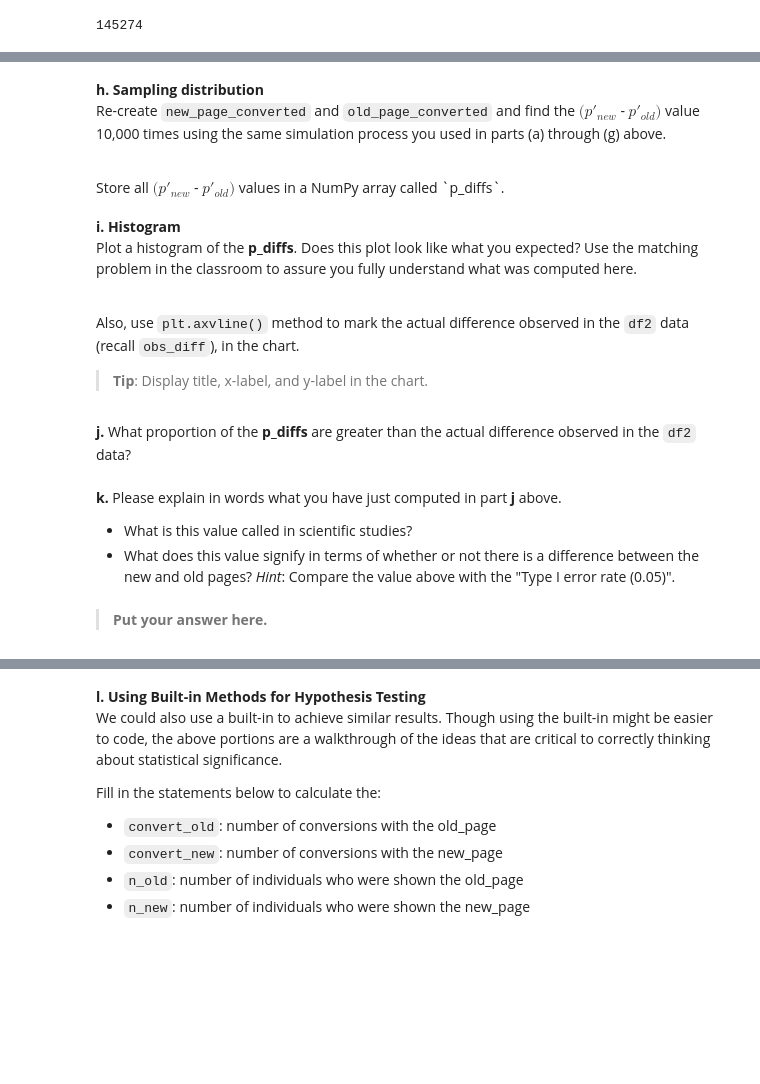
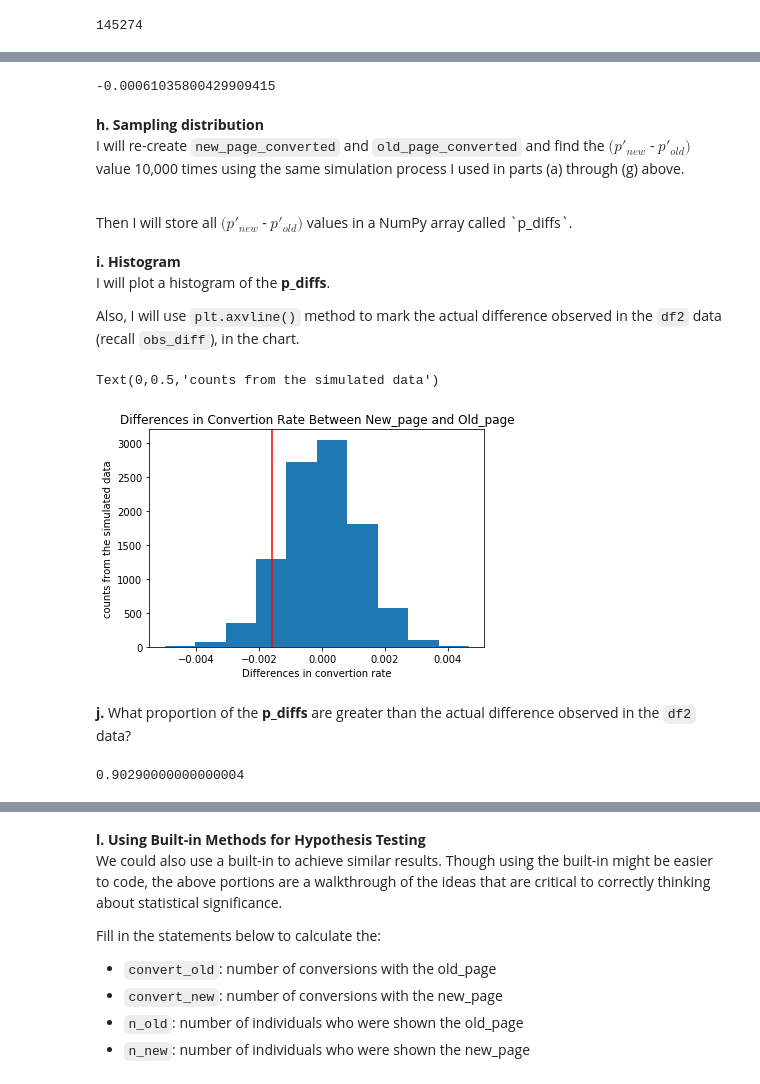
Before and after one commit to nare0317/Udacity_Data-Analyst-Nanodegree, a Jupyter notebook: 3. Practical Statistics/Projects - A:B Test/Analyze_ab_test_results_notebook.ipynb, the cells around one changed output, grey strips where cells are left out. Saved outputs shown, nothing was run; the diff lists cells and outputs as text; code cells hidden in the pictures; blank space fills up the shorter version.

```diff
--- a/3. Practical Statistics/Projects - A:B Test/Analyze_ab_test_results_notebook.ipynb
+++ b/3. Practical Statistics/Projects - A:B Test/Analyze_ab_test_results_notebook.ipynb
@@ -288,6 +269,7 @@ df2[df2['group'] =='treatment'].converted.mean()
 # %% [markdown]
 **b.** What is the **conversion rate** for $p_{old}$ under the null hypothesis?
 # %%
-# conversion rate for the "control" group
-df2[df2['group']=='control'].converted.mean()
+# conversion rate for the "control" group -> conversion rate for the whole population under the null hypothesis
+p_old = df2.converted.mean()
+p_old
 # %% [output]
@@ -317,5 +308,6 @@ Store these $n_{new}$ 1's and 0's in the `new_page_converted` numpy array.
 # %%
 # Simulate a Sample for the treatment Group
-new_page_converted = np.random.choice(df2[df['group']=='treatment'], n_new)
+np_new = np.array(df2[df2['landing_page']=='new_page'].converted)
+new_page_converted = np.random.choice([0,1], size=n_new, p=[p_new, 1-p_new])
 new_page_converted
 # %% [output]
@@ -327,0 +318,5 @@ Simulate $n_{old}$ transactions with a conversion rate of $p_{old}$ under the nu
+# %%
+# Simulate a Sample for the control Group
+np_old = np.array(df2[df2['landing_page']=='old_page'].converted)
+old_page_converted = np.random.choice([0,1], size=n_old, p=[p_old, 1-p_old])
+old_page_converted
@@ -330,7 +327,13 @@ Simulate $n_{old}$ transactions with a conversion rate of $p_{old}$ under the nu
+# %%
+# difference in the "converted" probability for simulated samples
+sam_diff = new_page_converted.mean() - old_page_converted.mean()
+sam_diff
+# %% [output]
+-0.00061035800429909415
 # %% [markdown]
 
 **h. Sampling distribution** <br>
-Re-create `new_page_converted` and `old_page_converted` and find the $(p{'}_{new}$ - $p{'}_{old})$ value 10,000 times using the same simulation process you used in parts (a) through (g) above.
+I will re-create `new_page_converted` and `old_page_converted` and find the $(p{'}_{new}$ - $p{'}_{old})$ value 10,000 times using the same simulation process I used in parts (a) through (g) above.
 
 <br>
-Store all  $(p{'}_{new}$ - $p{'}_{old})$  values in a NumPy array called `p_diffs`.
+Then I will store all  $(p{'}_{new}$ - $p{'}_{old})$  values in a NumPy array called `p_diffs`.
@@ -340,15 +340,29 @@ p_diffs = []
+# %%
+# Sampling distribution
+p_diffs = []
+for i in range(10000):
+    new_page_converted = np.random.choice([1,0], size=n_new, p=[p_new, 1-p_new])
+    old_page_converted = np.random.choice([1,0], size=n_old, p=[p_old, 1-p_old])
+    diff = new_page_converted.mean() - old_page_converted.mean()
+    p_diffs.append(diff)
 # %% [markdown]
 **i. Histogram**<br>
-Plot a histogram of the **p_diffs**.  Does this plot look like what you expected?  Use the matching problem in the classroom to assure you fully understand what was computed here.<br><br>
+I will plot a histogram of the **p_diffs**.
 
-Also, use `plt.axvline()` method to mark the actual difference observed  in the `df2` data (recall `obs_diff`), in the chart.
-
->**Tip**: Display title, x-label, and y-label in the chart.
+Also, I will use `plt.axvline()` method to mark the actual difference observed  in the `df2` data (recall `obs_diff`), in the chart.
+# %%
+plt.hist(p_diffs)
+plt.axvline(x=obs_diff, color='red') # the actual difference observed in the df2
+plt.title('Differences in Convertion Rate Between New_page and Old_page')
+plt.xlabel('Differences in convertion rate')
+plt.ylabel('counts from the simulated data')
+# %% [output]
+Text(0,0.5,'counts from the simulated data')
+[figure, added]
 # %% [markdown]
 **j.** What proportion of the **p_diffs** are greater than the actual difference observed in the `df2` data?
-# %% [markdown]
-**k.** Please explain in words what you have just computed in part **j** above.
- - What is this value called in scientific studies?
- - What does this value signify in terms of whether or not there is a difference between the new and old pages? *Hint*: Compare the value above with the "Type I error rate (0.05)".
-# %% [markdown]
->**Put your answer here.**
+# %%
+# proportion of the p_diffs are greater than the obs_diff
+(p_diffs>obs_diff).mean()
+# %% [output]
+0.90290000000000004
```
Also changed, not shown: parts of 81 cells of this notebook, 7 other files.
